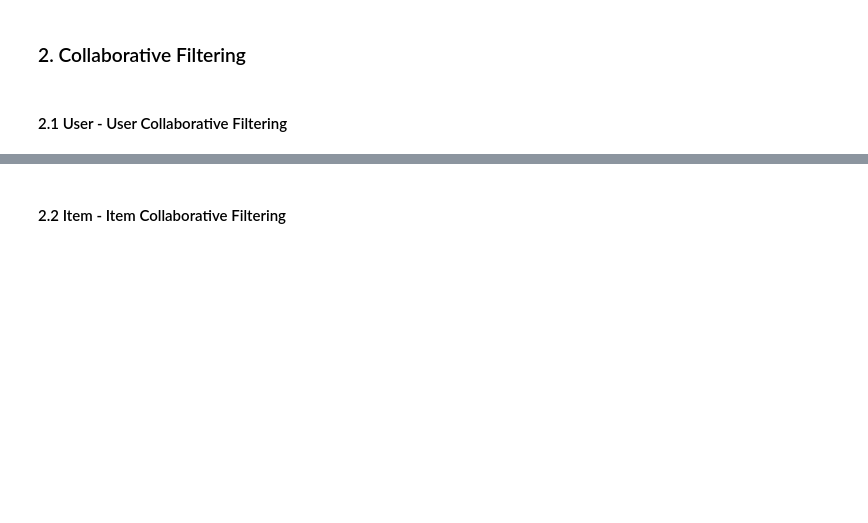
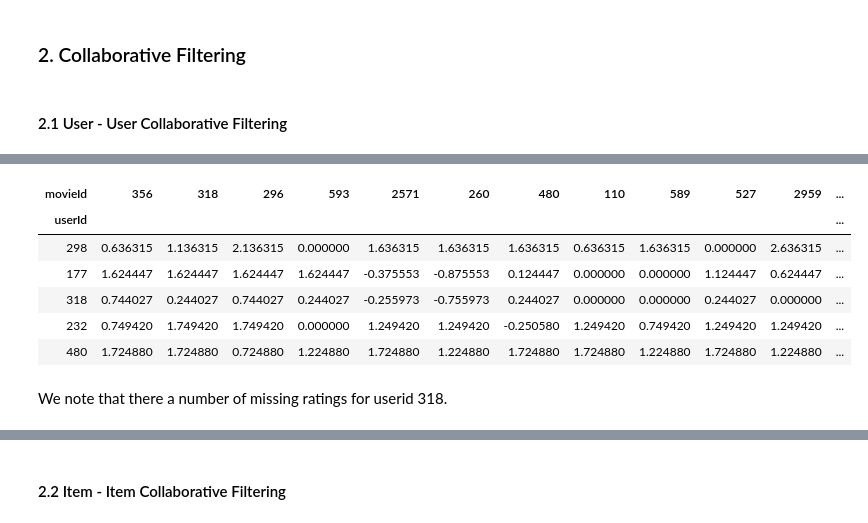
Before and after one commit to talham/CUNY, a Jupyter notebook: Data612/hw2/Project 2.ipynb, the cells around one changed output, grey strips where cells are left out. Saved outputs shown, nothing was run; the diff lists cells and outputs as text; code cells hidden in the pictures; blank space fills up the shorter version.

```diff
--- a/Data612/hw2/Project 2.ipynb
+++ b/Data612/hw2/Project 2.ipynb
@@ -30,0 +337,19 @@ ratings.head(n=5)
+# %%
+#run an analysis on top 20 movies and top 20 most profilic raters
+#movie_top - top movies
+#user_top - most prolific raters
+top_ratings=rt_w_user_i.filter(items=movie_top,axis=1) # missing values have been imputed zero
+# %%
+top_ratings=top_ratings.filter(items=user_top,axis=0)
+# %%
+top_ratings.tail(n=5)
+# %% [output]
+| movieId | 356 | 318 | 296 | 593 | 2571 | 260 | 480 | 110 | 589 | 527 | 2959 | ... |
+| userId |  |  |  |  |  |  |  |  |  |  |  | ... |
+| 298 | 0.636315 | 1.136315 | 2.136315 | 0.000000 | 1.636315 | 1.636315 | 1.636315 | 0.636315 | 1.636315 | 0.000000 | 2.636315 | ... |
+| 177 | 1.624447 | 1.624447 | 1.624447 | 1.624447 | -0.375553 | -0.875553 | 0.124447 | 0.000000 | 0.000000 | 1.124447 | 0.624447 | ... |
+| 318 | 0.744027 | 0.244027 | 0.744027 | 0.244027 | -0.255973 | -0.755973 | 0.244027 | 0.000000 | 0.000000 | 0.244027 | 0.000000 | ... |
+| 232 | 0.749420 | 1.749420 | 1.749420 | 0.000000 | 1.249420 | 1.249420 | -0.250580 | 1.249420 | 0.749420 | 1.249420 | 1.249420 | ... |
+| 480 | 1.724880 | 1.724880 | 0.724880 | 1.224880 | 1.724880 | 1.224880 | 1.724880 | 1.724880 | 1.224880 | 1.724880 | 1.224880 | ... |
+# %% [markdown]
+We note that there a number of missing ratings for userid 318.
```
Also changed, not shown: parts of 95 cells of this notebook.
